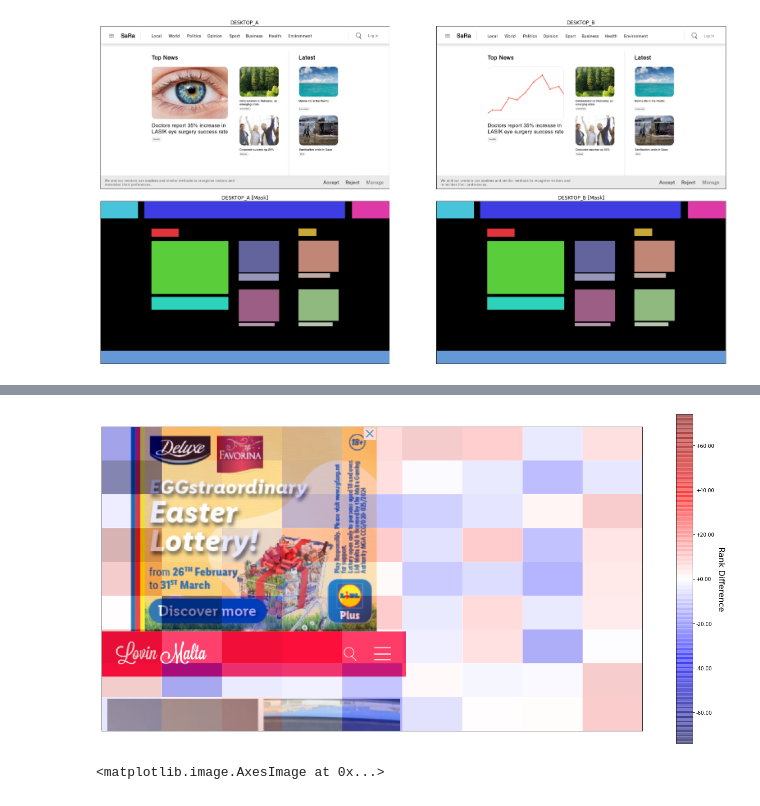
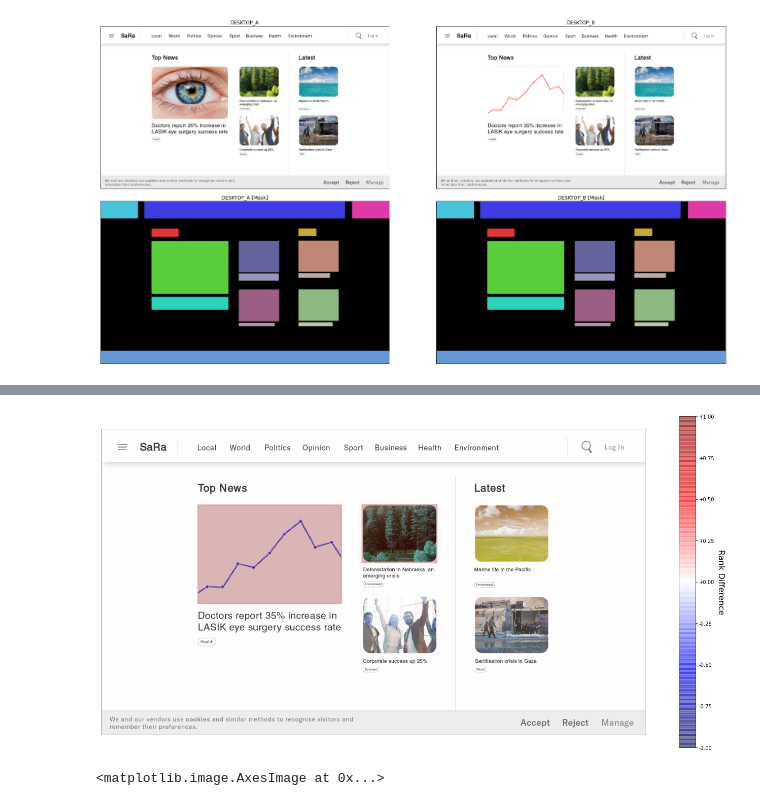
Before and after one commit to matthewkenely/ICT3909, a Jupyter notebook: saliency-ranking/App.ipynb, the cells around one changed output, grey strips where cells are left out. Saved outputs shown, nothing was run; the diff lists cells and outputs as text; code cells hidden in the pictures.

Commit message:
Continued diff masks

```diff
--- a/saliency-ranking/App.ipynb
+++ b/saliency-ranking/App.ipynb
@@ -248,7 +210,0 @@ sara.reset()
-# %%
-GRID_SIZE = 6
-sara.WEIGHTS = (1, 1, 1, 0)
-im_bigger_b = img_b.copy()
-sara_heatmap_b, sara_list_b = sara.return_sara(img_b.copy(), GRID_SIZE, saliency_map=saliency_map_b)
-sara_heatmap_b = cv2.cvtColor(sara_heatmap_b, cv2.COLOR_BGR2RGB)
-sara.reset()
@@ -357,19 +223,0 @@ plt.show()
-# %%
-sara_list_sorted = sorted(sara_list, key=lambda x: x[1])
-
-image_segments = []
-
-for segment in sara_list_sorted:
-    image_crop = img_b.copy()
-    coordinates = index_to_coordinates(segment[0], GRID_SIZE, img_a.shape)
-    image_crop = image_crop[coordinates[1]:coordinates[3], coordinates[0]:coordinates[2]]
-
-    image_segments.append(image_crop)
-
-plt.figure(figsize=(24, 12))
-for i in range(GRID_SIZE * GRID_SIZE):
-    plt.subplot(GRID_SIZE, GRID_SIZE, i + 1)
-    plt.imshow(cv2.cvtColor(image_segments[i], cv2.COLOR_BGR2RGB))
-    plt.xticks([]), plt.yticks([])
-
-plt.show()
@@ -379,13 +283,21 @@ NameError: name 'sara_list' is not defined
 from matplotlib.colors import LinearSegmentedColormap
 
 # Calculate the difference in ranks between sara_list_a and sara_list_b, create a heatmap of the differences - each list is sorted by rank, index 0 = index in grid, index 1 = rank
-diff = np.zeros((GRID_SIZE, GRID_SIZE))
 
-sara_list_a_sorted = sorted(sara_list_a, key=lambda x: x[0])
-sara_list_b_sorted = sorted(sara_list_b, key=lambda x: x[0])
+diff_qty = []
+diff_masks = []
+diff_mask = np.zeros(img_a_original.shape[:2], dtype=np.uint8)
 
-for i in range(GRID_SIZE * GRID_SIZE):
-    diff[i // GRID_SIZE][i % GRID_SIZE] = sara_list_a_sorted[i][1] - sara_list_b_sorted[i][1]
+for i in range(len(sara_list_a)):
+    diff_qty.append(sara_list_a[i][0] - sara_list_b[i][0])
+
+for i in range(len(sara_list_a)):
+    coord = segments[name_a]['coordinates'][sara_list_a[i][0]][1:]
+
+    diff_mask[coord[1]:coord[3], coord[0]:coord[2]] = diff_qty[i]
+
+# Normalise
+diff = diff_mask / np.max(np.abs(diff_mask))
 
 ncolors = 256
 color_array = plt.get_cmap('seismic')(np.linspace(0, 1, 256))
@@ -404,34 +316,34 @@ plt.register_cmap(cmap=map_object)
 
 
 # Show image B
 plt.figure(figsize=(24, 12))
 # plt.imshow(cv2.cvtColor(img_b, cv2.COLOR_BGR2GRAY), cmap='gray')
 # plt.imshow(cv2.cvtColor(img_a_original, cv2.COLOR_BGR2RGB), alpha=0.5)
 plt.imshow(cv2.cvtColor(img_b_original, cv2.COLOR_BGR2RGB), alpha=1)
 # Expand diff to twice its size
 diff = cv2.resize(diff, (img_a_original.shape[1], img_a_original.shape[0]), interpolation=cv2.INTER_NEAREST)
 # plt.imshow(img_b, alpha=1, cmap='gray')
 plt.xticks([]), plt.yticks([])
 
 # Show heatmap overlayed on top of image B
 # Show heatmap overlayed on top of image B using the "coolwarm" colormap, adjust to the range such that a difference of 0 is white, more white = more transparent
 heatmap = plt.imshow(diff, cmap='coolwarm_alpha', alpha=0.5, vmin=-np.max(np.abs(diff)), vmax=np.max(np.abs(diff)))
 plt.xticks([]), plt.yticks([])
 
 # Add a colorbar to the right of the image
 cbar = plt.colorbar(heatmap, format='%+.2f')  # Use the format parameter to control decimal places
 
 # Modify colorbar labels to include a plus sign for positive values
 tick_labels = cbar.get_ticks()
 tick_labels_str = [f'{label:+.2f}' if label >= 0 else f'{label:.2f}' for label in tick_labels]
 cbar.set_ticklabels(tick_labels_str)
 
 # Add cbar title "Rank Difference"
 cbar.set_label('Rank Difference', labelpad=20, rotation=270, fontsize=16)
 
 plt.show()
 # %% [output]
-[figure, old version]
+[figure, new version]
 # %%
 plt.imshow(diff, cmap='jet')
 # %% [output]
```
Also changed, not shown: parts of 25 cells of this notebook.
